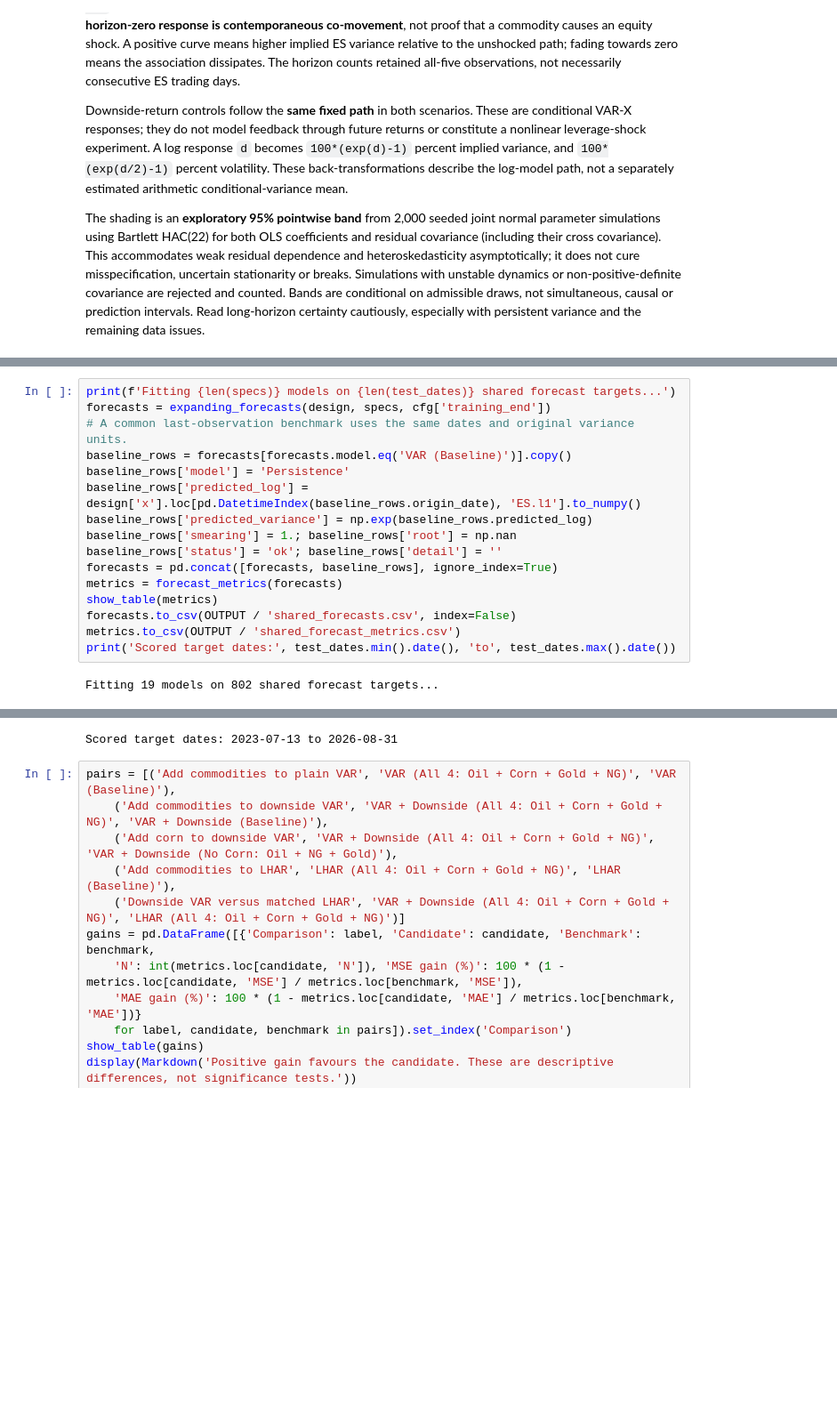
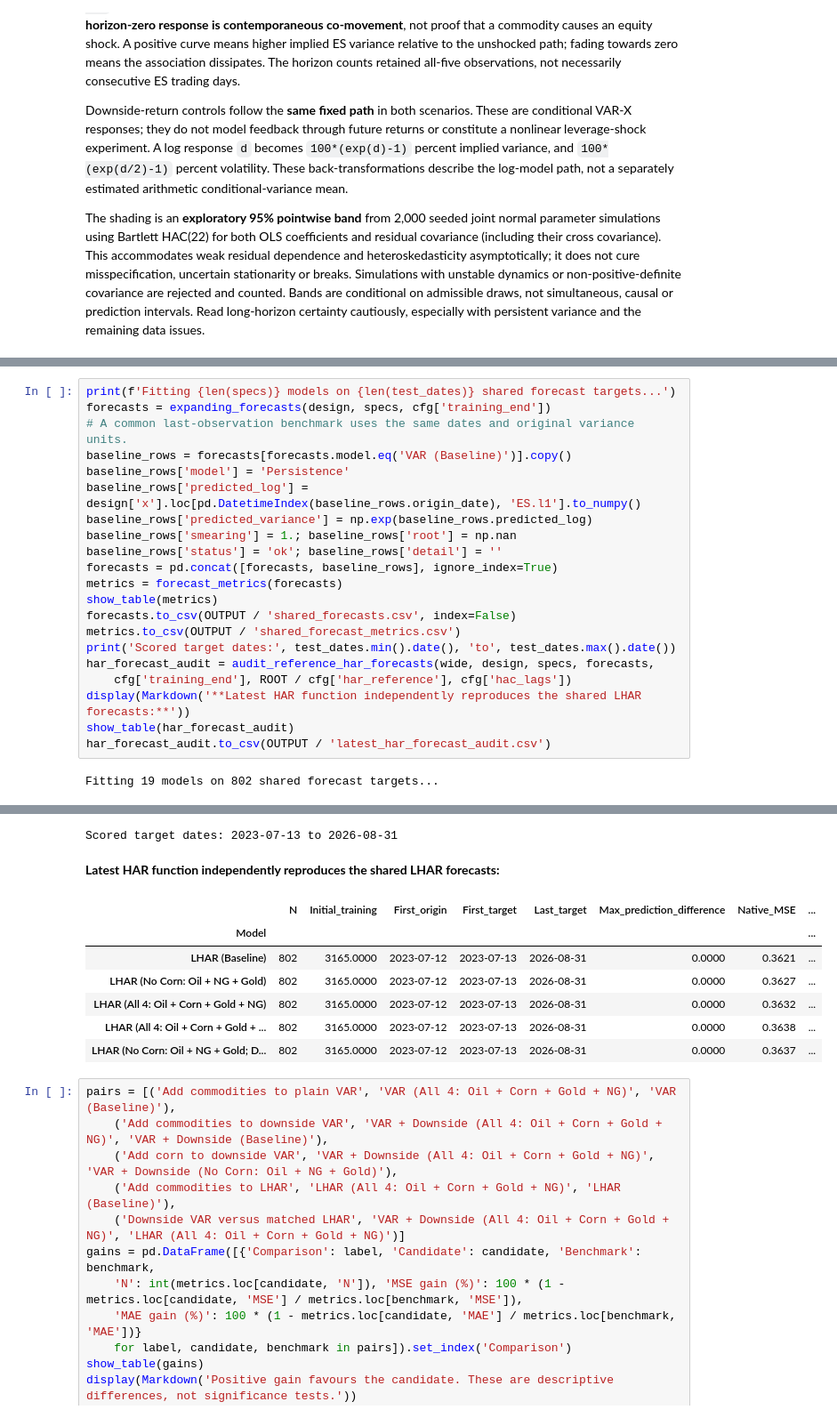
Before and after one commit to Deangr-econ/Quant_methods_project, a Jupyter notebook: VAR_QTFE.ipynb, the cells around one changed output, grey strips where cells are left out. Shown at 89% size. Cells and saved outputs as stored; diff of their text form; blank space fills up the shorter version.

```diff
--- a/VAR_QTFE.ipynb
+++ b/VAR_QTFE.ipynb
@@ -473,33 +525,46 @@ baseline_rows['predicted_log'] = design['x'].loc[pd.DatetimeIndex(baseline_rows.
 baseline_rows['predicted_variance'] = np.exp(baseline_rows.predicted_log)
 baseline_rows['smearing'] = 1.; baseline_rows['root'] = np.nan
 baseline_rows['status'] = 'ok'; baseline_rows['detail'] = ''
 forecasts = pd.concat([forecasts, baseline_rows], ignore_index=True)
 metrics = forecast_metrics(forecasts)
 show_table(metrics)
 forecasts.to_csv(OUTPUT / 'shared_forecasts.csv', index=False)
 metrics.to_csv(OUTPUT / 'shared_forecast_metrics.csv')
 print('Scored target dates:', test_dates.min().date(), 'to', test_dates.max().date())
+har_forecast_audit = audit_reference_har_forecasts(wide, design, specs, forecasts,
+    cfg['training_end'], ROOT / cfg['har_reference'], cfg['hac_lags'])
+display(Markdown('**Latest HAR function independently reproduces the shared LHAR forecasts:**'))
+show_table(har_forecast_audit)
+har_forecast_audit.to_csv(OUTPUT / 'latest_har_forecast_audit.csv')
 # %% [output]
 Fitting 19 models on 802 shared forecast targets...
 |  | N | Fallbacks | MSE | RMSE | MAE | Variance_MSE | QLIKE |
 | Model |  |  |  |  |  |  |  |
 | VAR (Baseline) | 802 | 0 | 0.4095 | 0.6399 | 0.4879 | 3.767e-08 | 0.2224 |
 | VAR (Oil) | 802 | 0 | 0.4109 | 0.6410 | 0.4889 | 3.800e-08 | 0.2234 |
 | VAR (NatGas) | 802 | 0 | 0.4089 | 0.6395 | 0.4875 | 3.786e-08 | 0.2223 |
 | VAR (Energy: Oil + NG) | 802 | 0 | 0.4101 | 0.6404 | 0.4885 | 3.807e-08 | 0.2230 |
 | VAR (No Corn: Oil + NG + Gold) | 802 | 0 | 0.4115 | 0.6415 | 0.4883 | 3.801e-08 | 0.2263 |
 | VAR (All 4: Oil + Corn + Gold + NG) | 802 | 0 | 0.4125 | 0.6422 | 0.4886 | 3.800e-08 | 0.2259 |
 | VAR + Downside (Baseline) | 802 | 0 | 0.3715 | 0.6095 | 0.4651 | 2.048e-08 | 0.2002 |
 | VAR + Downside (Oil) | 802 | 0 | 0.3720 | 0.6099 | 0.4654 | 2.041e-08 | 0.2005 |
 | VAR + Downside (NatGas) | 802 | 0 | 0.3700 | 0.6083 | 0.4645 | 1.895e-08 | 0.1992 |
 | VAR + Downside (Energy: Oil + NG) | 802 | 0 | 0.3706 | 0.6088 | 0.4647 | 1.929e-08 | 0.1994 |
 | ... | ... | ... | ... | ... | ... | ... | ... |
 | LHAR (No Corn: Oil + NG + Gold) | 802 | 0 | 0.3627 | 0.6023 | 0.4589 | 1.607e-08 | 0.1961 |
 | LHAR (All 4: Oil + Corn + Gold + NG) | 802 | 0 | 0.3632 | 0.6027 | 0.4592 | 1.625e-08 | 0.1961 |
 | LHAR (All 4: Oil + Corn + Gold + ... | 802 | 0 | 0.3638 | 0.6032 | 0.4603 | 1.704e-08 | 0.1972 |
 | LHAR (No Corn: Oil + NG + Gold; D... | 802 | 0 | 0.3637 | 0.6031 | 0.4600 | 1.686e-08 | 0.1975 |
 | Persistence | 802 | 0 | 0.5002 | 0.7072 | 0.5346 | 5.414e-08 | 0.3206 |
 Scored target dates: 2023-07-13 to 2026-08-31
+**Latest HAR function independently reproduces the shared LHAR forecasts:**
+|  | N | Initial_training | First_origin | First_target | Last_target | Max_prediction_difference | Native_MSE | ... |
+| Model |  |  |  |  |  |  |  | ... |
+| LHAR (Baseline) | 802 | 3165.0000 | 2023-07-12 | 2023-07-13 | 2026-08-31 | 0.0000 | 0.3621 | ... |
+| LHAR (No Corn: Oil + NG + Gold) | 802 | 3165.0000 | 2023-07-12 | 2023-07-13 | 2026-08-31 | 0.0000 | 0.3627 | ... |
+| LHAR (All 4: Oil + Corn + Gold + NG) | 802 | 3165.0000 | 2023-07-12 | 2023-07-13 | 2026-08-31 | 0.0000 | 0.3632 | ... |
+| LHAR (All 4: Oil + Corn + Gold + ... | 802 | 3165.0000 | 2023-07-12 | 2023-07-13 | 2026-08-31 | 0.0000 | 0.3638 | ... |
+| LHAR (No Corn: Oil + NG + Gold; D... | 802 | 3165.0000 | 2023-07-12 | 2023-07-13 | 2026-08-31 | 0.0000 | 0.3637 | ... |
 # %%
 pairs = [('Add commodities to plain VAR', 'VAR (All 4: Oil + Corn + Gold + NG)', 'VAR (Baseline)'),
     ('Add commodities to downside VAR', 'VAR + Downside (All 4: Oil + Corn + Gold + NG)', 'VAR + Downside (Baseline)'),
```
Also changed, not shown: parts of 11 cells of this notebook, 13 other files.
